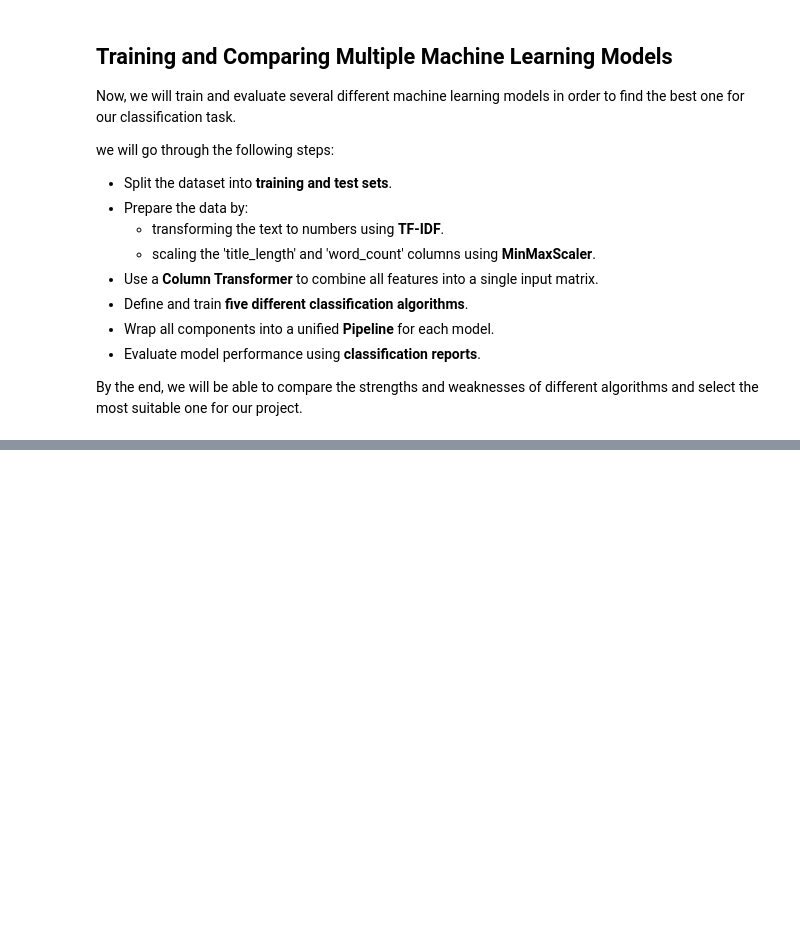
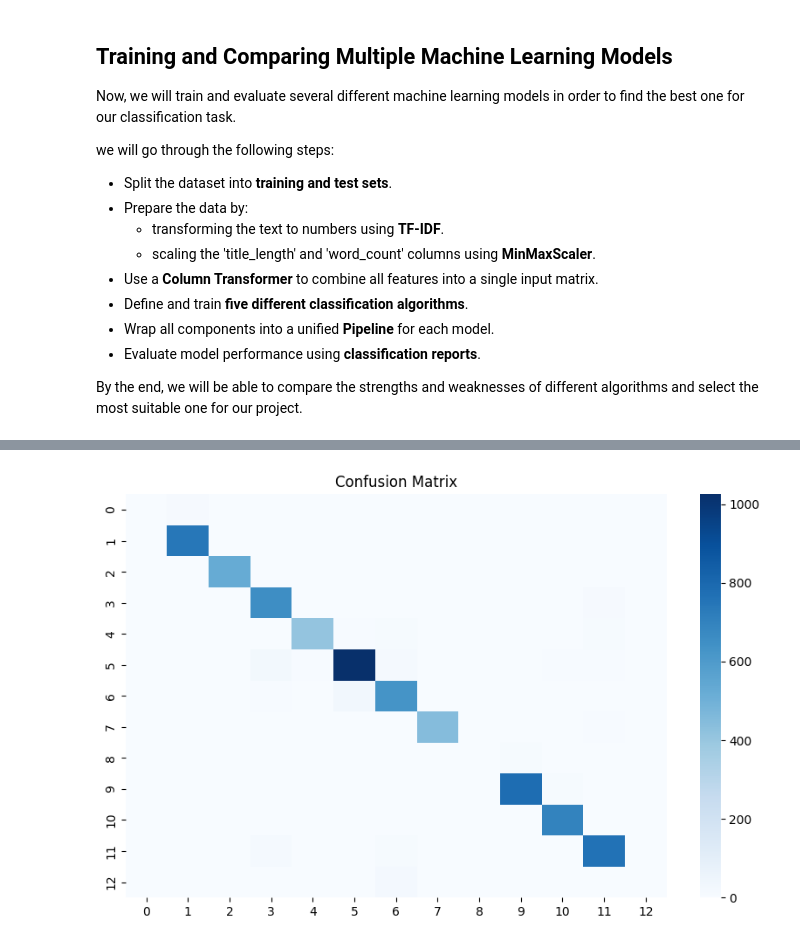
Before and after one commit to Bojan971/ml-product-category-classifier-project, a Jupyter notebook: notebooks/product_category_classification.ipynb, the cells around one changed output, grey strips where cells are left out. Drawn from its saved outputs; the diff is of its cells as text; code cells hidden in the pictures; blank space fills up the shorter version.

Commit message:
Training and Comparing Multiple Machine Learning Models

```diff
--- a/notebooks/product_category_classification.ipynb
+++ b/notebooks/product_category_classification.ipynb
@@ -171,0 +182,13 @@ plt.show()
+# %%
+# Drop columns which are not useful for modeling:
+# df.columns = df.columns.str.strip()
+
+df.columns = df.columns.str.strip()
+
+df = df.drop(columns=['Listing Date'])
+
+#df = df.drop(columns=['product ID', 'Merchant ID', '_Product Code', 'Number_of_Views', 'Merchant Rating'])
+
+# Preview remaining columns:
+print("Remaining columns:")
+print(df.columns.tolist())
@@ -209,0 +287,9 @@ X_train, X_test, y_train, y_test = train_test_split(
+# %%
+# Visual representation of the Confusion Matrix:
+
+plt.figure(figsize=(10,6))
+sns.heatmap(confusion_matrix(y_test, y_pred), cmap="Blues", annot=False, cbar=True)
+plt.title("Confusion Matrix")
+plt.show()
+# %% [output]
+[figure, added]
```
Also changed, not shown: parts of 3 cells of this notebook.
